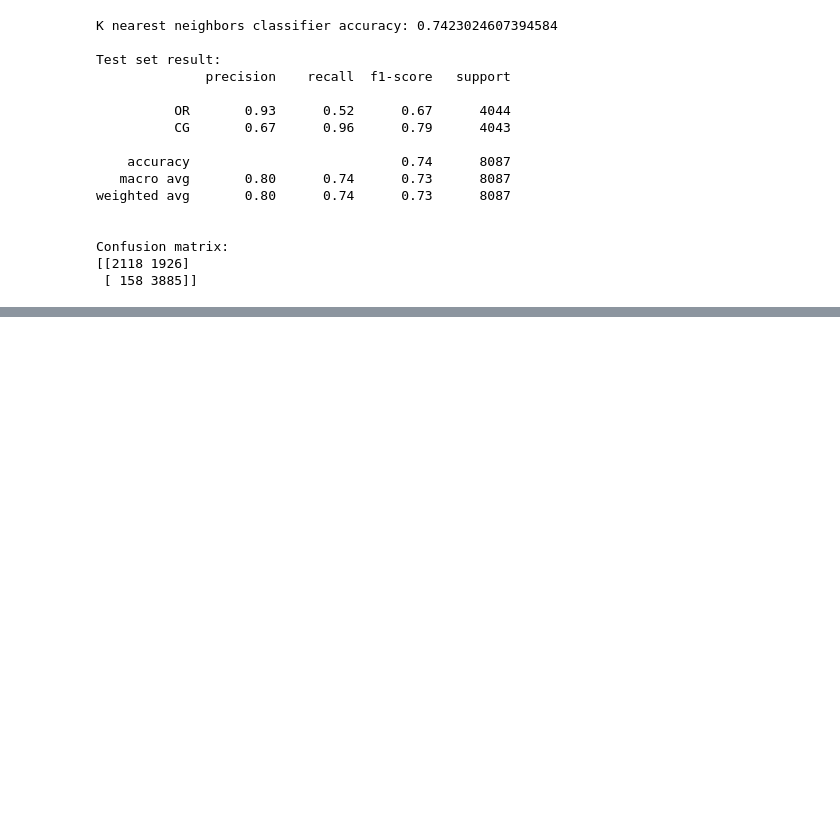
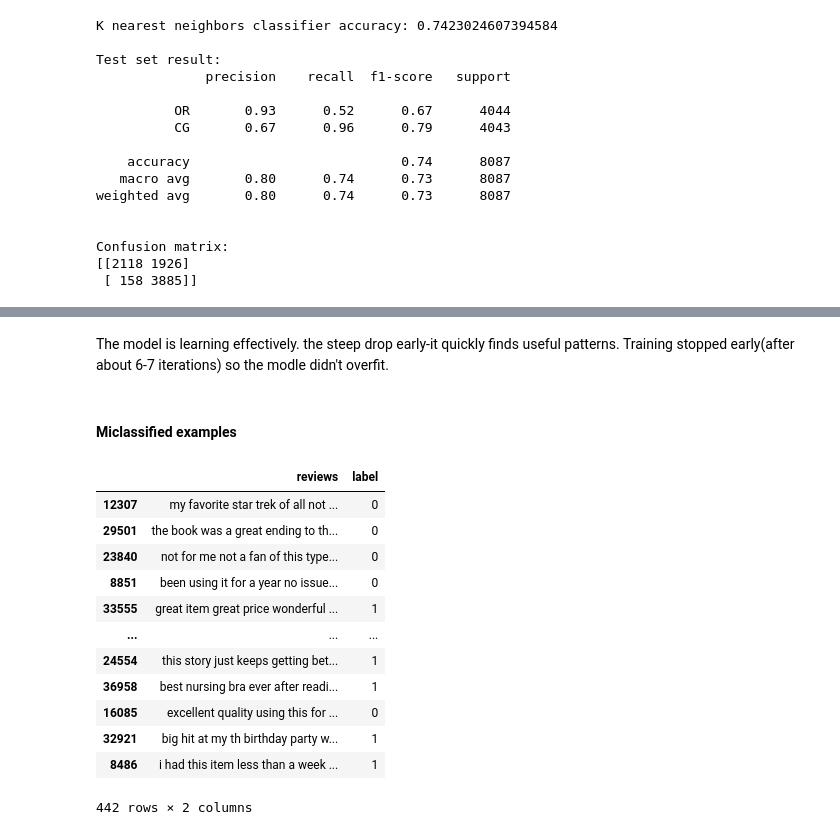
Before and after one commit to anamilenkoska/Fake-Reviews-Prediction, a Jupyter notebook: Fake-reviews-prediction.ipynb, the cells around one changed output, grey strips where cells are left out. Saved outputs shown, nothing was run; the diff lists cells and outputs as text; code cells hidden in the pictures; blank space fills up the shorter version.

```diff
--- a/Fake-reviews-prediction.ipynb
+++ b/Fake-reviews-prediction.ipynb
@@ -450,0 +501,22 @@ Confusion matrix:
+# %% [markdown]
+The model is learning effectively. the steep drop early-it quickly finds useful patterns. Training stopped early(after about 6-7 iterations) so the modle didn't overfit.
+# %% [markdown]
+#### Miclassified examples
+# %%
+data_test=data.iloc[X_test.index] if hasattr(X_test,'index') else pd.DataFrame({'reviews':X_test,'label':y_test})
+misclassified=data_test[y_test !=y_test_pred_ann]
+display(misclassified[['reviews','label']])
+# %% [output]
+|  | reviews | label |
+| 12307 | my favorite star trek of all not ... | 0 |
+| 29501 | the book was a great ending to th... | 0 |
+| 23840 | not for me not a fan of this type... | 0 |
+| 8851 | been using it for a year no issue... | 0 |
+| 33555 | great item great price wonderful ... | 1 |
+| ... | ... | ... |
+| 24554 | this story just keeps getting bet... | 1 |
+| 36958 | best nursing bra ever after readi... | 1 |
+| 16085 | excellent quality using this for ... | 0 |
+| 32921 | big hit at my th birthday party w... | 1 |
+| 8486 | i had this item less than a week ... | 1 |
+442 rows × 2 columns
```
Also changed, not shown: parts of 21 cells of this notebook.
